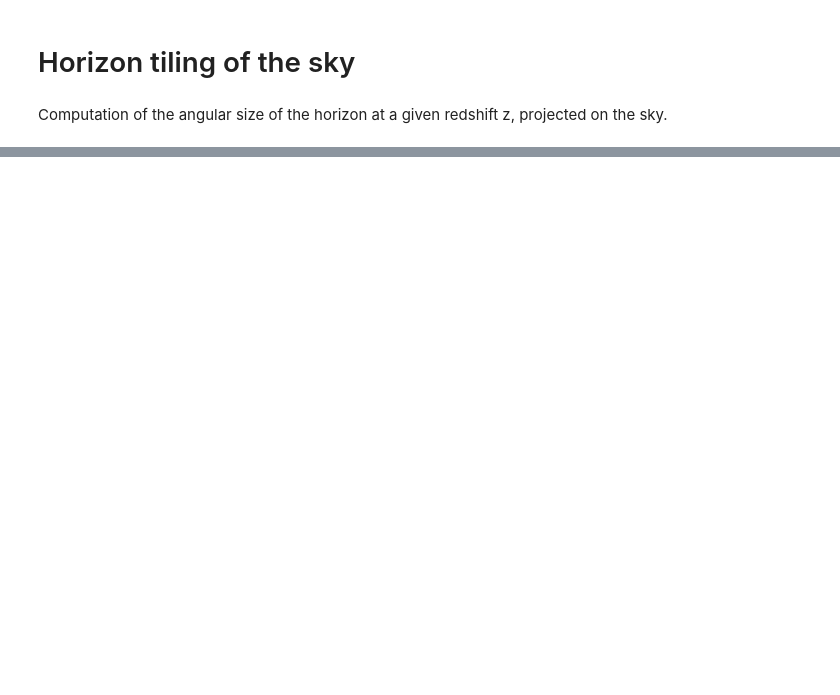
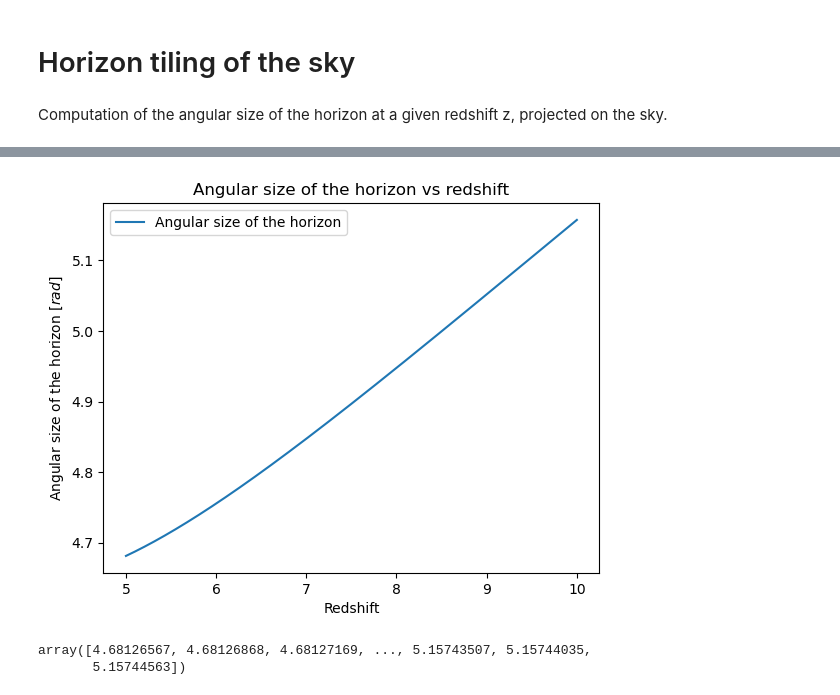
Before and after one commit to GenovaCosmology/AstroCosmoComputational, a Jupyter notebook: Students/Gabriele_Russo/CosmicStructures/ex2.ipynb, the cells around one changed output, grey strips where cells are left out. Saved outputs shown, nothing was run; the diff lists cells and outputs as text; code cells hidden in the pictures; blank space fills up the shorter version.

```diff
--- a/Students/Gabriele_Russo/CosmicStructures/ex2.ipynb
+++ b/Students/Gabriele_Russo/CosmicStructures/ex2.ipynb
@@ -64,0 +53,18 @@ results_rad_dom = camb.get_results(pars_rad_dom)
+# %%
+# Computing the angular size of the horizon at different redshifts
+theta = ph / DA
+
+plt.plot(z, theta, label='Angular size of the horizon')
+plt.legend(loc='best')
+plt.xlabel('Redshift')
+plt.ylabel('Angular size of the horizon [$rad$]')
+plt.title('Angular size of the horizon vs redshift')
+#plt.xlim(1000, 1200)
+plt.show()
+# %% [output]
+[figure, added]
+# %%
+theta
+# %% [output]
+array([4.68126567, 4.68126868, 4.68127169, ..., 5.15743507, 5.15744035,
+       5.15744563])
```
Also changed, not shown: parts of 5 cells of this notebook.
